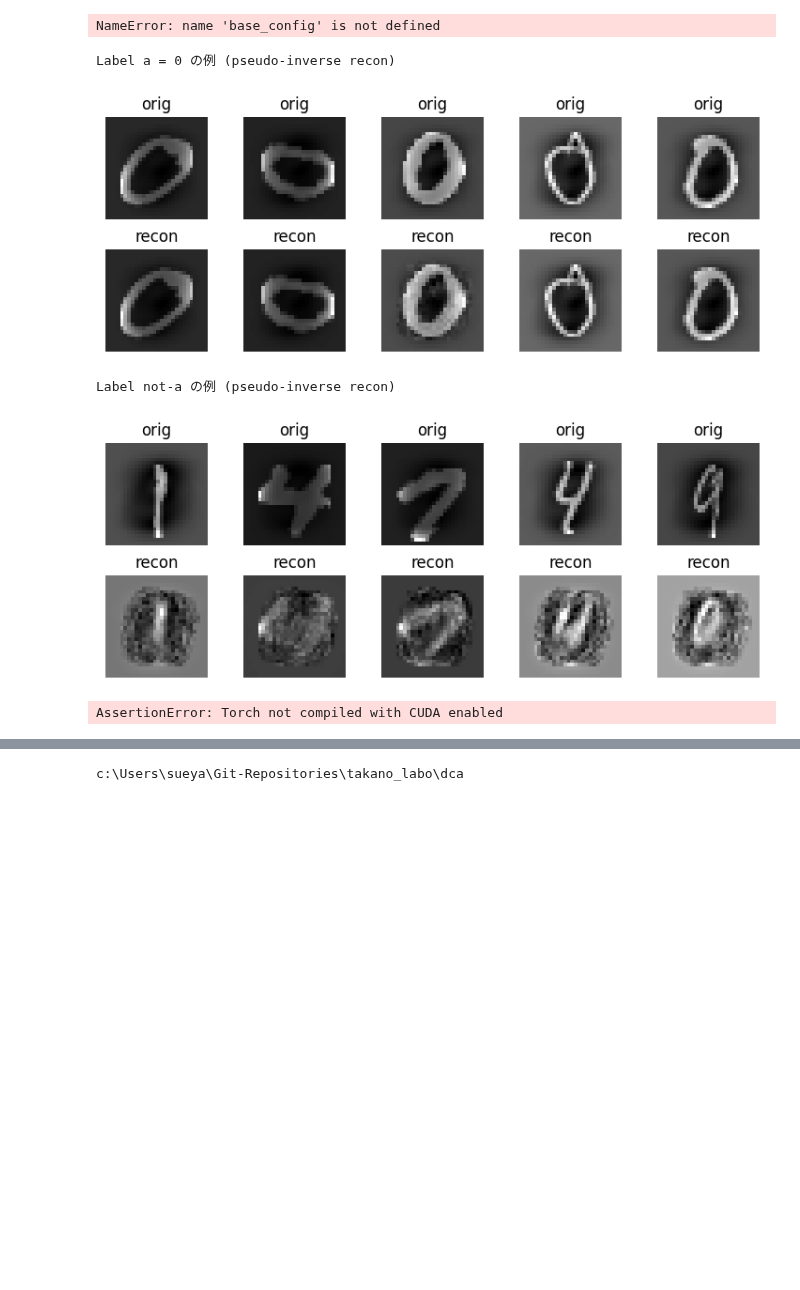
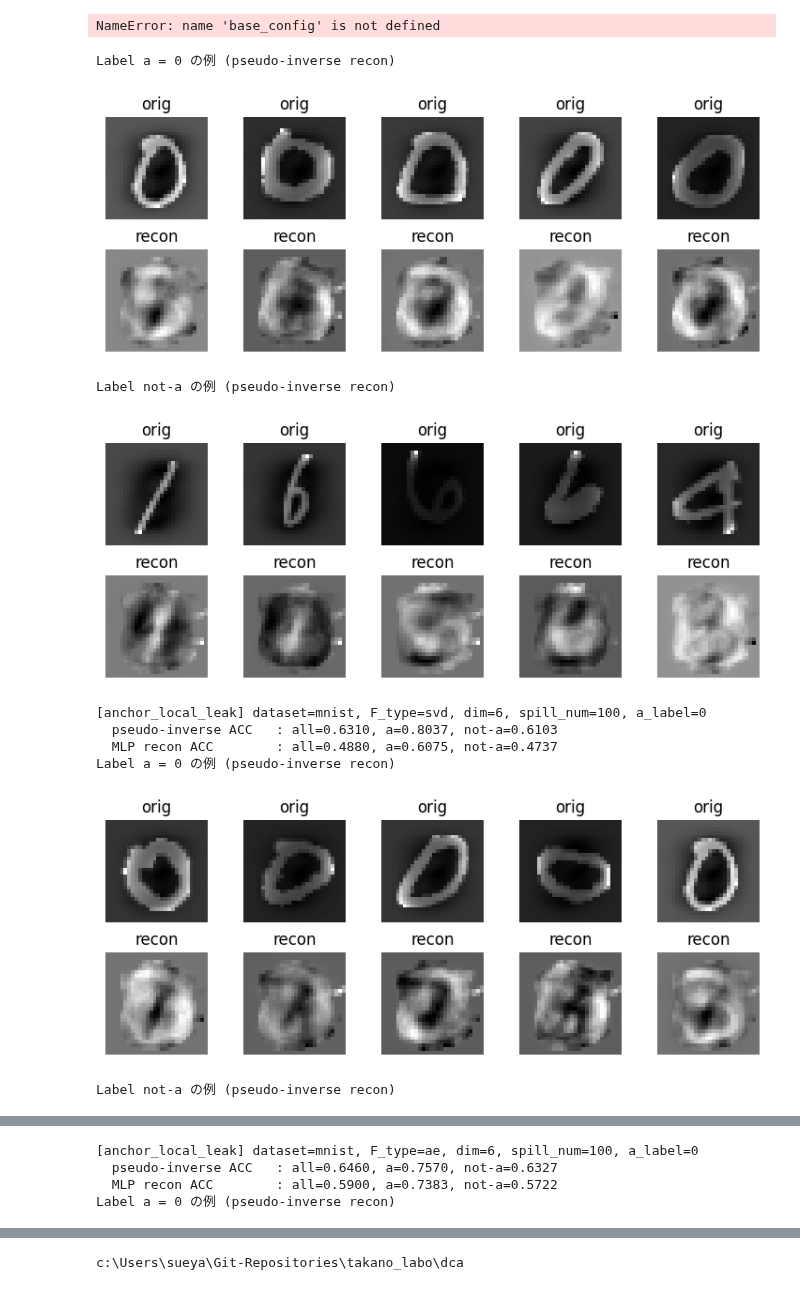
Before and after one commit to takano-lab/data-collaboration-analysis, a Jupyter notebook: 実験用/mnist_reconstruction_privacy.ipynb, the cells around one changed output, grey strips where cells are left out. Cells and saved outputs as stored; diff of their text form; code cells hidden in the pictures; blank space fills up the shorter version.

```diff
--- a/実験用/mnist_reconstruction_privacy.ipynb
+++ b/実験用/mnist_reconstruction_privacy.ipynb
@@ -1065,36 +1134,41 @@ base_config_dict = {
     #"breast_cancer",
     #"adult",
     #"glass",
     #"seeds",
     #"letter_recognition",
     #"wine_quality",
     #"har",
     #"cifar10",
     #'3D_gaussian_clusters',
     #"concentric_three_circles",
     #"iris",
     #"ecoli",
     #"vowel"
     #"medmnist_3",
     #"medmnist_5"
 ],
     "y_name": ["target"],
     "num_institution_user": [1000],
     "data_distribution": ["even"],
     "anchor_method": ["smote"],
     "num_anchor_data": [1200],
-    "dim_intermediate": [600],
+    "dim_intermediate": [6],
     "spill_num": [100],
-    "F_type": ["svd","umap"], #  "ae", "kernel_pca_self_tuning",
+    "F_type": ["svd","ae", "kernel_pca_self_tuning", "umap"], #  "ae", "kernel_pca_self_tuning",
     "seed": [42],
     "inter_normalization": [False],
     "gamma_ratio": [1.0],
 }
 df_results = run_anchor_local_leak_grid(base_config_dict)
 df_results
 # %% [output]
 Label a = 0 の例 (pseudo-inverse recon)
-[figure, old version]
+[figure, new version]
 Label not-a の例 (pseudo-inverse recon)
-[figure, old version]
+[figure, new version]
-AssertionError: Torch not compiled with CUDA enabled
+[anchor_local_leak] dataset=mnist, F_type=svd, dim=6, spill_num=100, a_label=0
+  pseudo-inverse ACC   : all=0.6310, a=0.8037, not-a=0.6103
+  MLP recon ACC        : all=0.4880, a=0.6075, not-a=0.4737
+Label a = 0 の例 (pseudo-inverse recon)
+[figure, added]
+Label not-a の例 (pseudo-inverse recon)
@@ -1100,0 +1176,4 @@ AssertionError: Torch not compiled with CUDA enabled
+[anchor_local_leak] dataset=mnist, F_type=ae, dim=6, spill_num=100, a_label=0
+  pseudo-inverse ACC   : all=0.6460, a=0.7570, not-a=0.6327
+  MLP recon ACC        : all=0.5900, a=0.7383, not-a=0.5722
+Label a = 0 の例 (pseudo-inverse recon)
```
Also changed, not shown: parts of 2 cells of this notebook, 4 other files.
